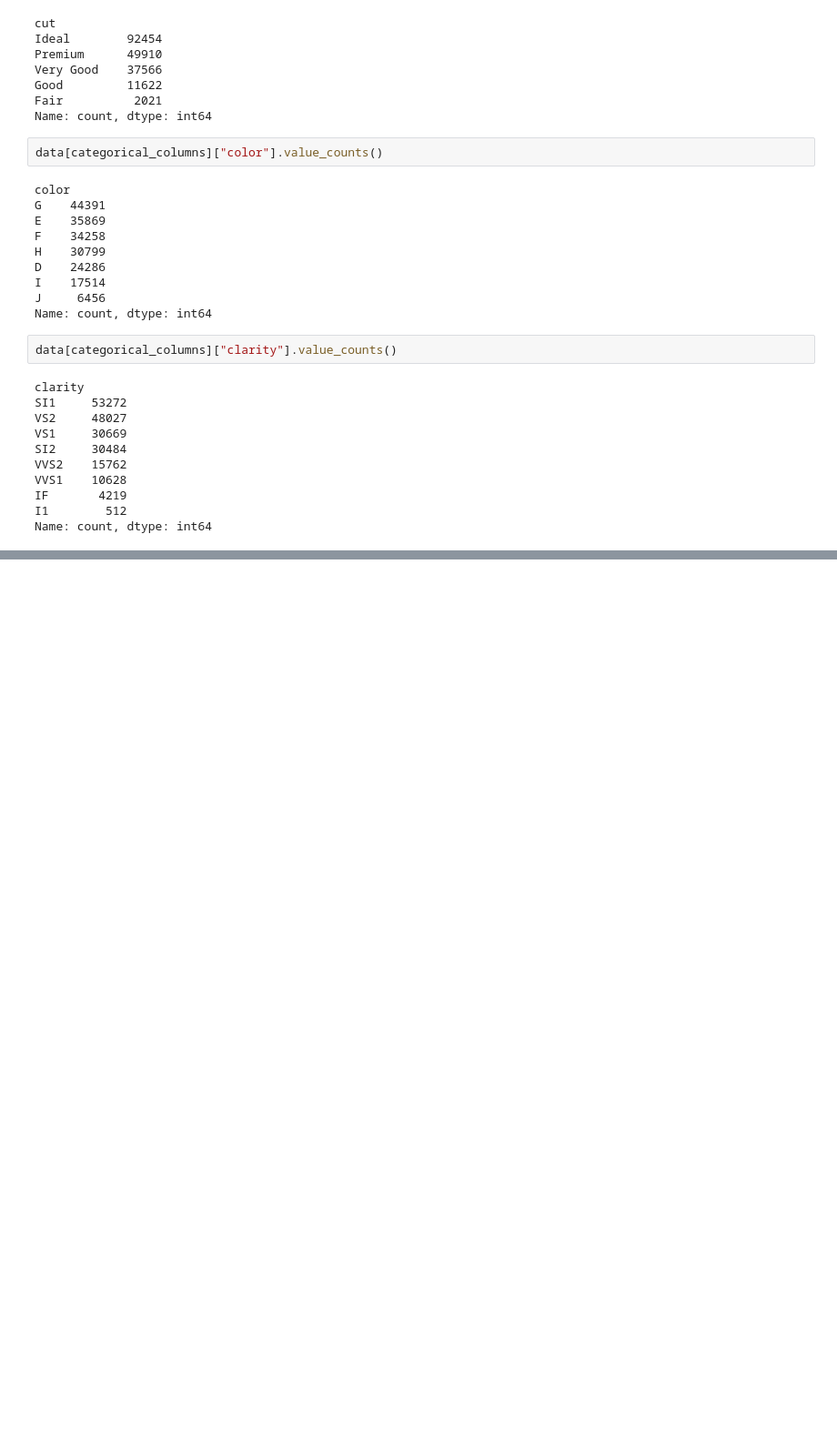
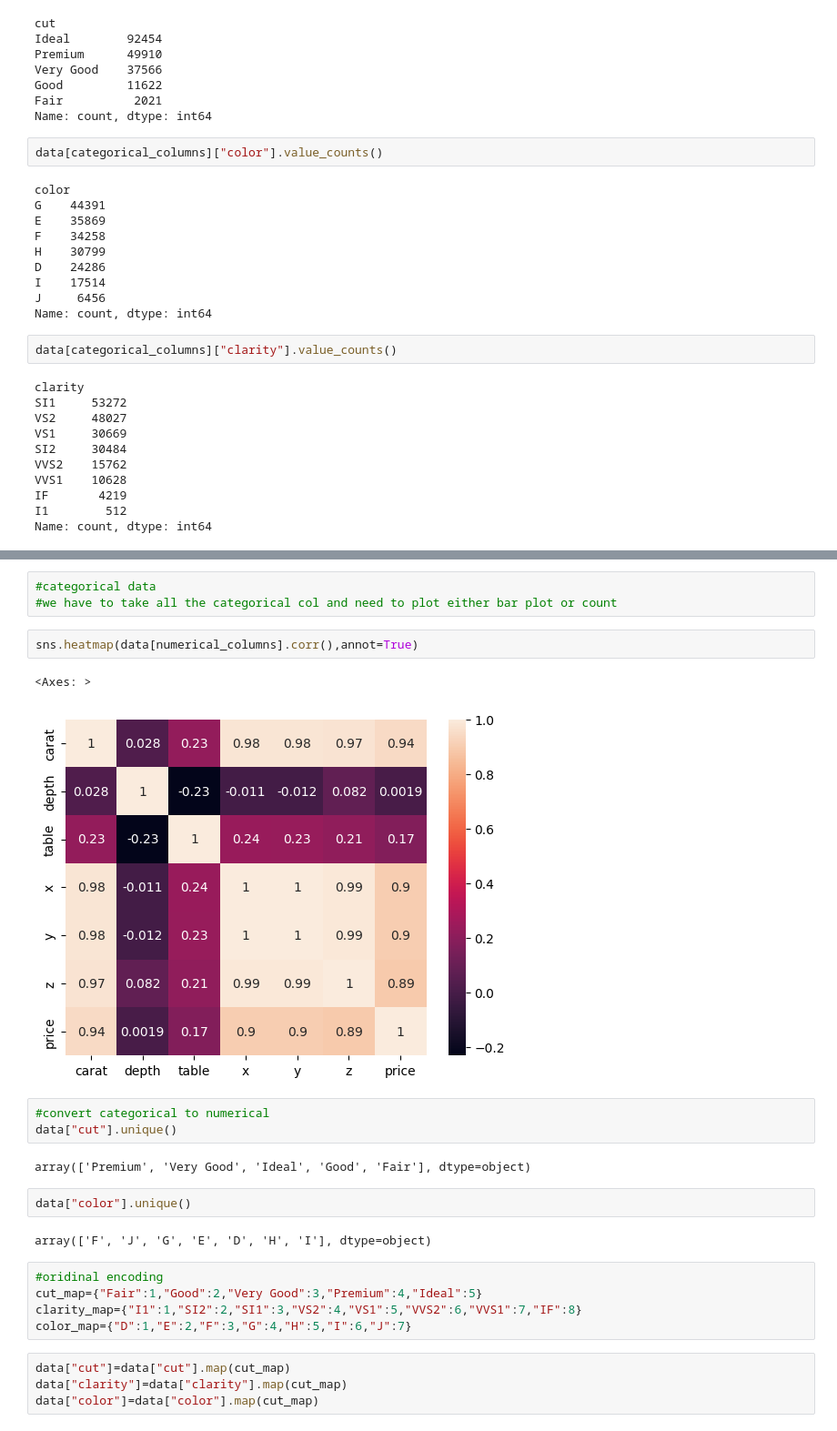
Before and after one commit to LEENAMONTHERO25/first_project, a Jupyter notebook: notebooks/research.ipynb, the cells around one changed output, grey strips where cells are left out. Shown at 91% size. Cells and saved outputs as stored; diff of their text form; blank space fills up the shorter version.

```diff
--- a/notebooks/research.ipynb
+++ b/notebooks/research.ipynb
@@ -207,0 +225,26 @@ Name: count, dtype: int64
+# %%
+#categorical data
+#we have to take all the categorical col and need to plot either bar plot or count
+# %%
+sns.heatmap(data[numerical_columns].corr(),annot=True)
+# %% [output]
+<Axes: >
+[figure, added]
+# %%
+#convert categorical to numerical
+data["cut"].unique()
+# %% [output]
+array(['Premium', 'Very Good', 'Ideal', 'Good', 'Fair'], dtype=object)
+# %%
+data["color"].unique()
+# %% [output]
+array(['F', 'J', 'G', 'E', 'D', 'H', 'I'], dtype=object)
+# %%
+#oridinal encoding
+cut_map={"Fair":1,"Good":2,"Very Good":3,"Premium":4,"Ideal":5}
+clarity_map={"I1":1,"SI2":2,"SI1":3,"VS2":4,"VS1":5,"VVS2":6,"VVS1":7,"IF":8}
+color_map={"D":1,"E":2,"F":3,"G":4,"H":5,"I":6,"J":7}
+# %%
+data["cut"]=data["cut"].map(cut_map)
+data["clarity"]=data["clarity"].map(cut_map)
+data["color"]=data["color"].map(cut_map)
```
Also changed, not shown: parts of 4 cells of this notebook, 1 other file.
